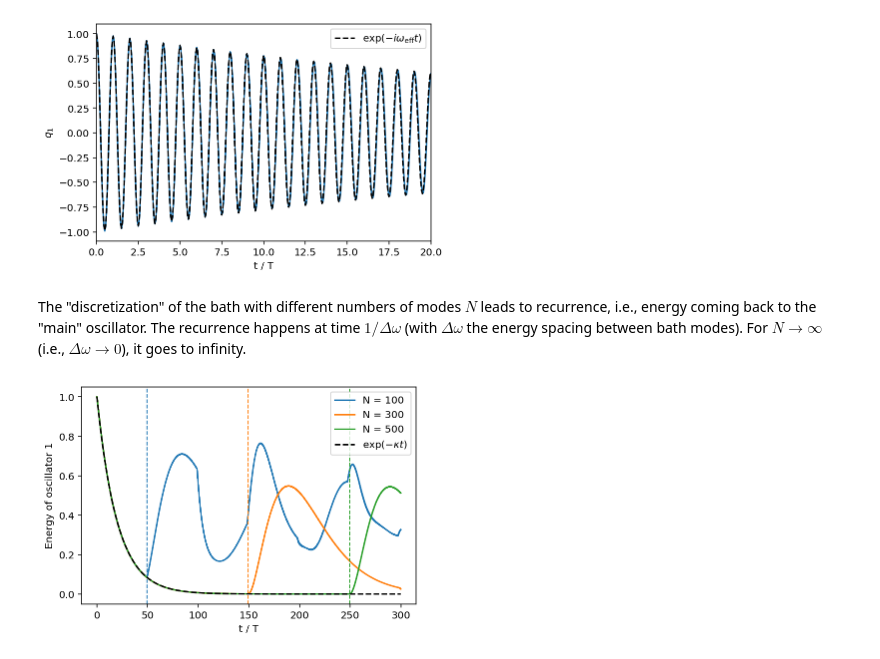
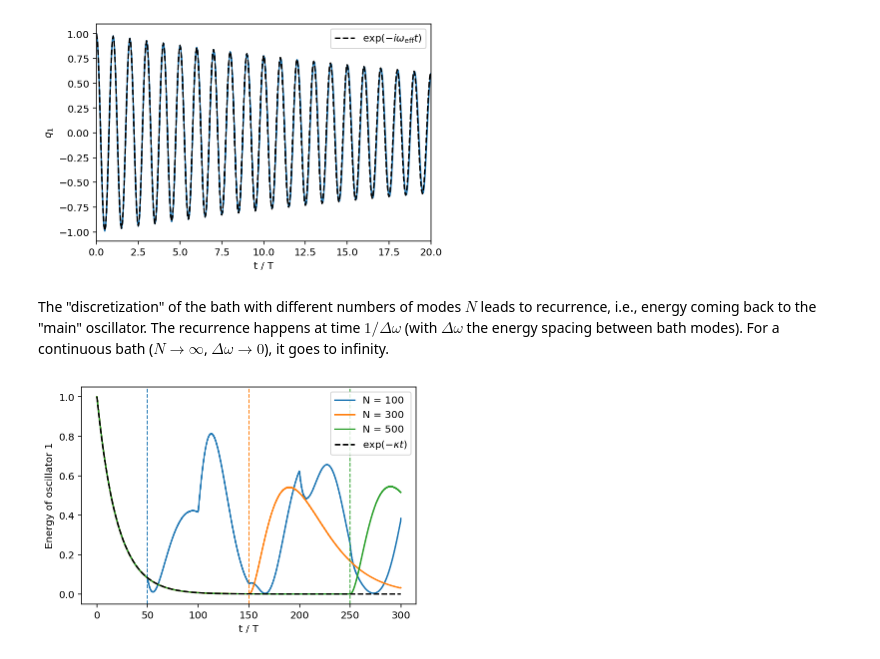
Before and after one commit to jfeist/MyOII, a Jupyter notebook: coupled_harmonic_oscillators.ipynb, the cells around one changed output. Saved outputs shown, nothing was run; the diff lists cells and outputs as text; code cells hidden in the pictures.

```diff
--- a/coupled_harmonic_oscillators.ipynb
+++ b/coupled_harmonic_oscillators.ipynb
@@ -204,12 +211,12 @@ T = 2*np.pi / ω1
 
 Ns = (100, 300, 500)
 ts = np.linspace(0.,300*T,6001)
-chs = []
+chΔωs = []
 for N in Ns:
-    M = np.eye(N)
-    K = np.zeros((N,N))
+    M = np.eye(N+1)
+    K = np.zeros((N+1,N+1))
     K[0,0] = M[0,0]*ω1**2
-    ωbs, Δω = np.linspace(0,2*ω1,N,retstep=True)
+    ωbs, Δω = np.linspace(0,2*ω1,N+1,retstep=True)
     ωbs = ωbs[1:]
     for i,ω in enumerate(ωbs,start=1):
         # k = m ω^2/2
@@ -218,11 +225,11 @@ for N in Ns:
 
     ch = coupled_harmosc(M,K)
 
-    q0 = np.zeros(N); q0[0] = 1.
-    v0 = np.zeros(N)
+    q0 = np.zeros(N+1); q0[0] = 1.
+    v0 = np.zeros(N+1)
     ch.solve(q0,v0,ts)
 
-    chs.append((ch,Δω))
+    chΔωs.append((ch,Δω))
 # %% [markdown]
 The oscillation can be described (approximately) by the **complex** frequency $\omega_{\mathrm{eff}} = \omega_1 - \frac{i}{2} \kappa$ (corresponding to oscillation with frequency $\omega_1$ and decay of the amplitude with rate $\kappa/2$ (energy is quadratic in amplitude and thus decays with rate $\kappa$).
 # %%
@@ -236,14 +243,14 @@ plt.xlim(0,20);
 # %% [output]
 [figure]
 # %% [markdown]
-The "discretization" of the bath with different numbers of modes $N$ leads to recurrence, i.e., energy coming back to the "main" oscillator. The recurrence happens at time $1/\Delta\omega$ (with $\Delta\omega$ the energy spacing between bath modes). For $N\to\infty$ (i.e., $\Delta\omega\to0$), it goes to infinity.
+The "discretization" of the bath with different numbers of modes $N$ leads to recurrence, i.e., energy coming back to the "main" oscillator. The recurrence happens at time $1/\Delta\omega$ (with $\Delta\omega$ the energy spacing between bath modes). For a continuous bath ($N\to\infty$, $\Delta\omega\to0$), it goes to infinity.
 # %%
-for N,(ch,Δω) in zip(Ns,chs):
+for N,(ch,Δω) in zip(Ns,chΔωs):
     l, = plt.plot(ch.t/T,ω1**2*ch.q[0,:]**2 + ch.v[0,:]**2,label=f"N = {N}");
     plt.axvline(1/Δω,color=l.get_color(),lw=1,ls='--')
 plt.plot(ch.t/T,np.exp(-κ*ch.t),"k--",label=r"$\exp(-\kappa t)$")
 plt.xlabel("t / T")
 plt.ylabel("Energy of oscillator 1")
 plt.legend();
 # %% [output]
-[figure, old version]
+[figure, new version]
```
Also changed, not shown: parts of 1 cell of this notebook.
